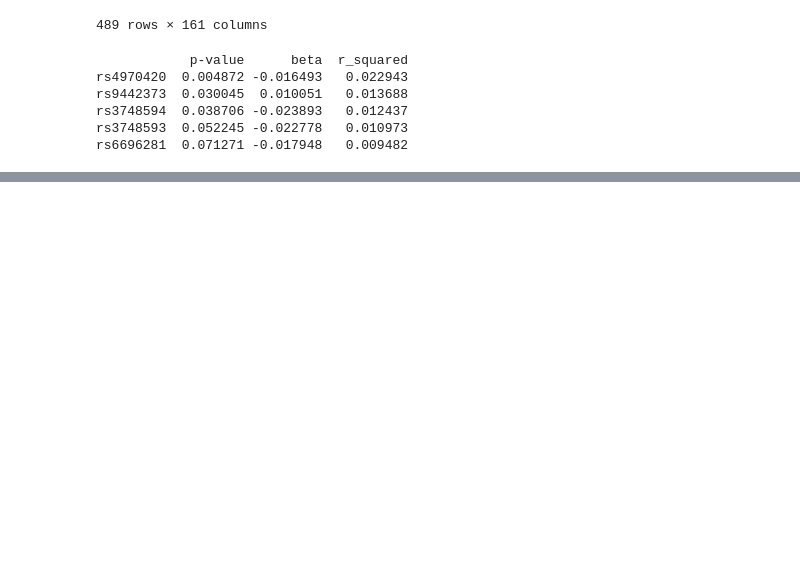
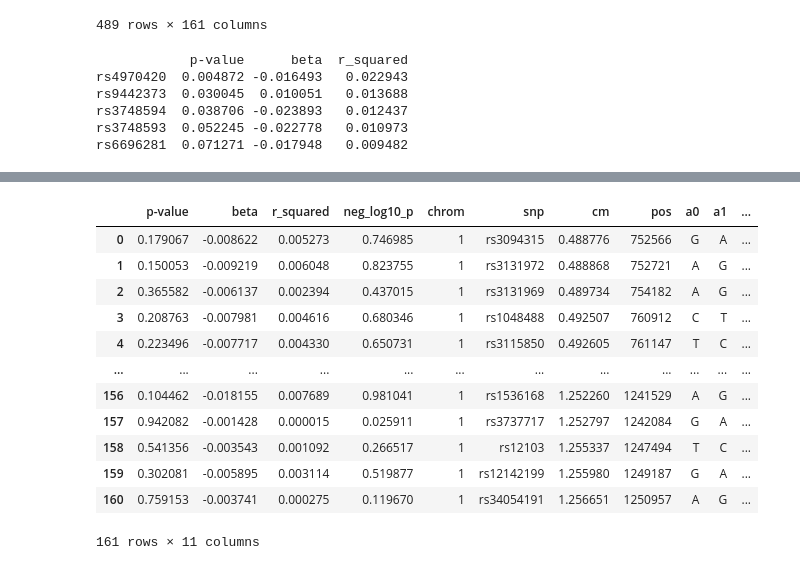
Before and after one commit to JasonHauk/DSC180A-Methodology-1, a Jupyter notebook: Test_code.ipynb, the cells around one changed output, grey strips where cells are left out. Drawn from its saved outputs; the diff is of its cells as text; code cells hidden in the pictures; blank space fills up the shorter version.

```diff
--- a/Test_code.ipynb
+++ b/Test_code.ipynb
@@ -319,0 +292,16 @@ ValueError: Could not interpret value `pos` for parameter `x`
+# %%
+results_df1
+# %% [output]
+|  | p-value | beta | r_squared | neg_log10_p | chrom | snp | cm | pos | a0 | a1 | ... |
+| 0 | 0.179067 | -0.008622 | 0.005273 | 0.746985 | 1 | rs3094315 | 0.488776 | 752566 | G | A | ... |
+| 1 | 0.150053 | -0.009219 | 0.006048 | 0.823755 | 1 | rs3131972 | 0.488868 | 752721 | A | G | ... |
+| 2 | 0.365582 | -0.006137 | 0.002394 | 0.437015 | 1 | rs3131969 | 0.489734 | 754182 | A | G | ... |
+| 3 | 0.208763 | -0.007981 | 0.004616 | 0.680346 | 1 | rs1048488 | 0.492507 | 760912 | C | T | ... |
+| 4 | 0.223496 | -0.007717 | 0.004330 | 0.650731 | 1 | rs3115850 | 0.492605 | 761147 | T | C | ... |
+| ... | ... | ... | ... | ... | ... | ... | ... | ... | ... | ... | ... |
+| 156 | 0.104462 | -0.018155 | 0.007689 | 0.981041 | 1 | rs1536168 | 1.252260 | 1241529 | A | G | ... |
+| 157 | 0.942082 | -0.001428 | 0.000015 | 0.025911 | 1 | rs3737717 | 1.252797 | 1242084 | G | A | ... |
+| 158 | 0.541356 | -0.003543 | 0.001092 | 0.266517 | 1 | rs12103 | 1.255337 | 1247494 | T | C | ... |
+| 159 | 0.302081 | -0.005895 | 0.003114 | 0.519877 | 1 | rs12142199 | 1.255980 | 1249187 | G | A | ... |
+| 160 | 0.759153 | -0.003741 | 0.000275 | 0.119670 | 1 | rs34054191 | 1.256651 | 1250957 | A | G | ... |
+161 rows × 11 columns
```
Also changed, not shown: parts of 13 cells of this notebook, 6 other files.
